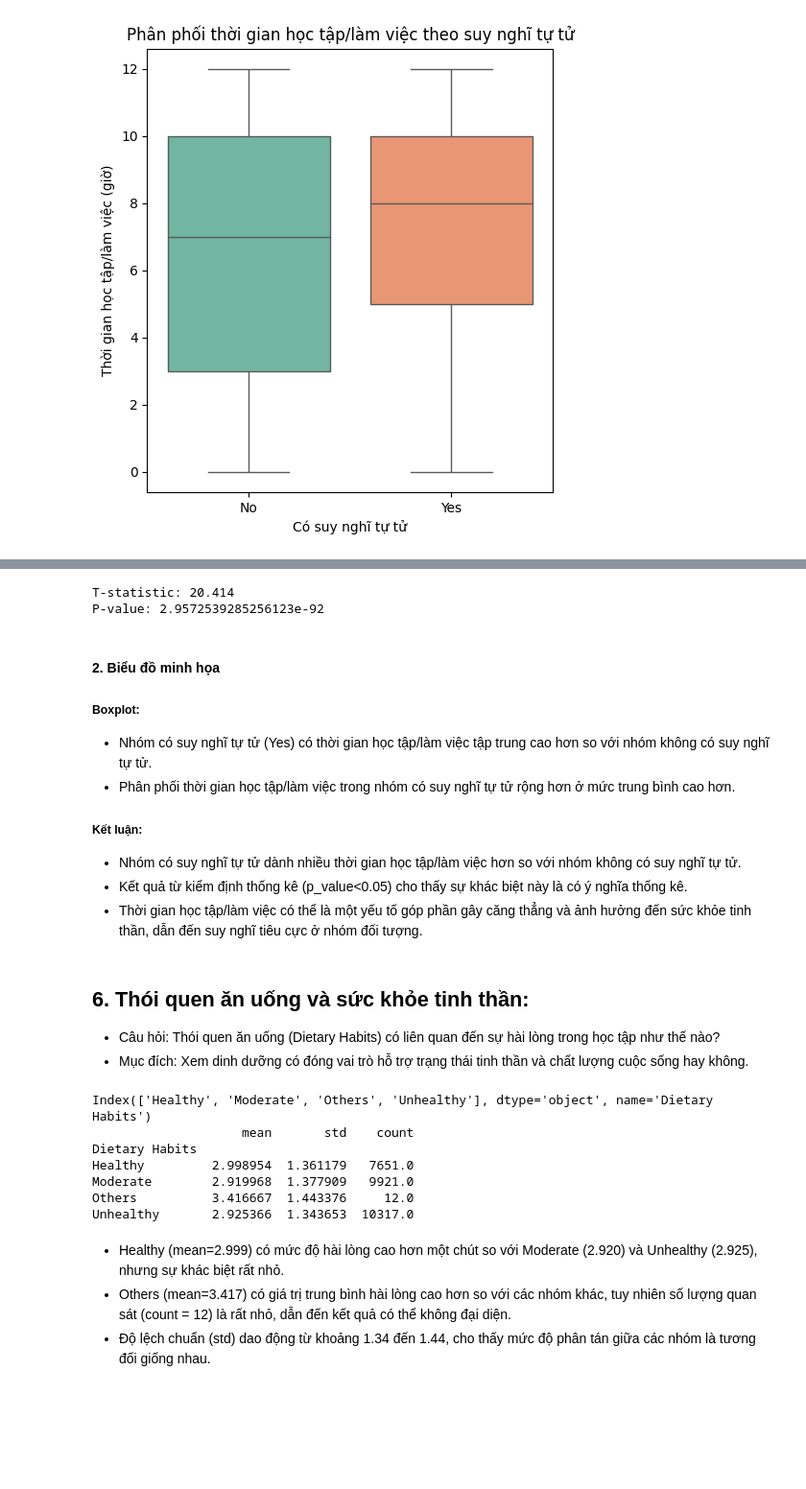
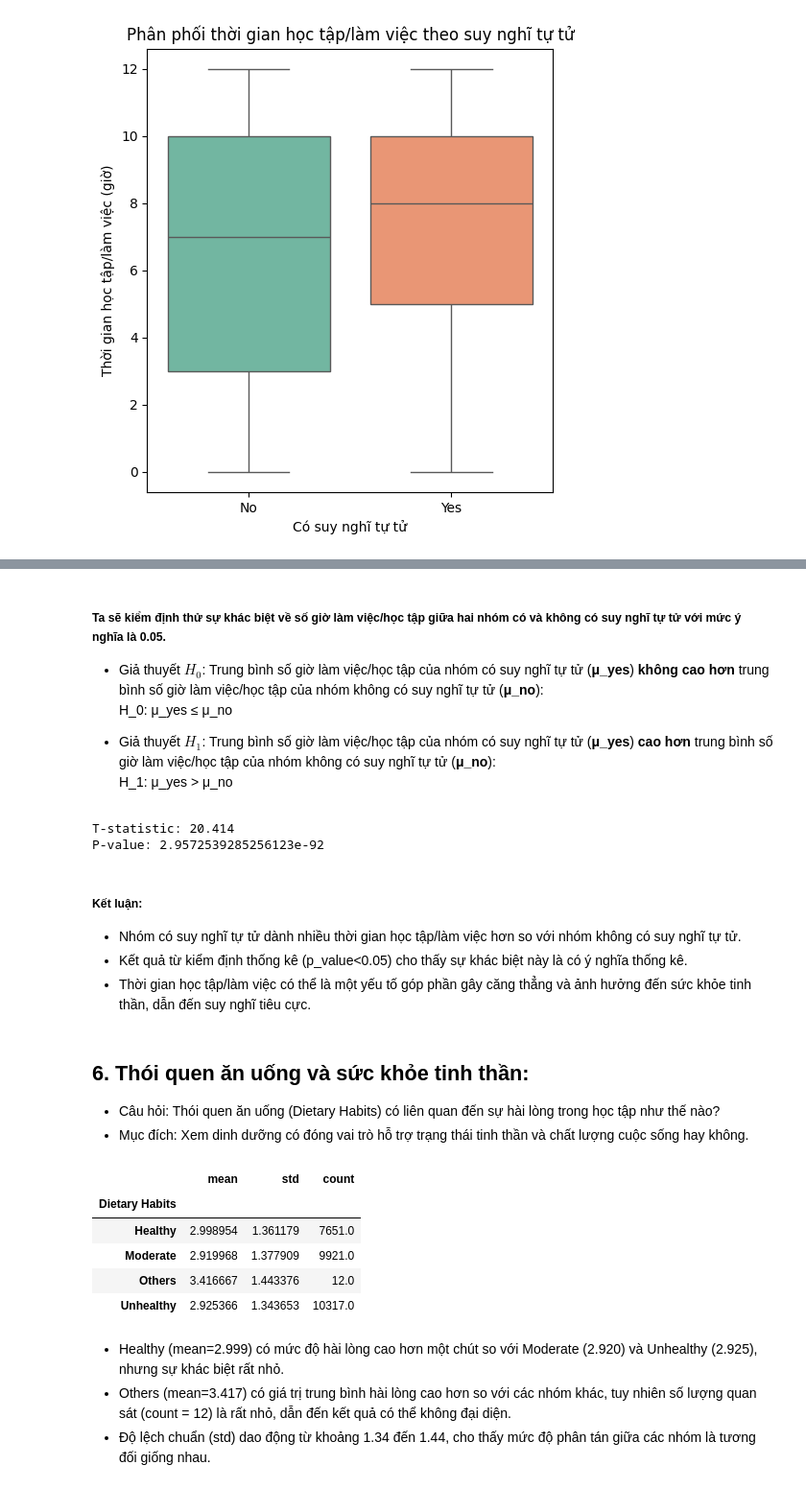
Before and after one commit to lhldanh/HCMUS_-CSC17104_Final_Project, a Jupyter notebook: main.ipynb, the cells around one changed output, grey strips where cells are left out. Shown at 96% size. Cells and saved outputs as stored; diff of their text form; code cells hidden in the pictures; blank space fills up the shorter version.

```diff
--- a/main.ipynb
+++ b/main.ipynb
@@ -622,3 +599,11 @@ plt.show()
+# %% [markdown]
+##### Ta sẽ kiểm định thử sự khác biệt về số giờ làm việc/học tập giữa hai nhóm có và không có suy nghĩ tự tử với mức ý nghĩa là 0.05.
+
+- Giả thuyết $H_0$: Trung bình số giờ làm việc/học tập của nhóm có suy nghĩ tự tử (**μ_yes**) **không cao hơn** trung bình số giờ làm việc/học tập của nhóm không có suy nghĩ tự tử (**μ_no**):
+  H_0: μ_yes ≤ μ_no
+
+- Giả thuyết $H_1$: Trung bình số giờ làm việc/học tập của nhóm có suy nghĩ tự tử (**μ_yes**) **cao hơn** trung bình số giờ làm việc/học tập của nhóm không có suy nghĩ tự tử (**μ_no**):
+  H_1: μ_yes > μ_no
 # %%
 group_yes = df[df['Suicidal_Thoughts'] == 1]['Work/Study Hours']
 group_no = df[df['Suicidal_Thoughts'] == 0]['Work/Study Hours']
@@ -631,18 +616,10 @@ P-value: 2.9572539285256123e-92
 # %%
 df.drop(columns=['Suicidal_Thoughts'], inplace=True)
 # %% [markdown]
-#### 2. Biểu đồ minh họa
-
-##### Boxplot:
-
-- Nhóm có suy nghĩ tự tử (Yes) có thời gian học tập/làm việc tập trung cao hơn so với nhóm không có suy nghĩ tự tử.
-- Phân phối thời gian học tập/làm việc trong nhóm có suy nghĩ tự tử rộng hơn ở mức trung bình cao hơn.
-
 ##### Kết luận:
-
 - Nhóm có suy nghĩ tự tử dành nhiều thời gian học tập/làm việc hơn so với nhóm không có suy nghĩ tự tử.
 - Kết quả từ kiểm định thống kê (p_value<0.05) cho thấy sự khác biệt này là có ý nghĩa thống kê.
-- Thời gian học tập/làm việc có thể là một yếu tố góp phần gây căng thẳng và ảnh hưởng đến sức khỏe tinh thần, dẫn đến suy nghĩ tiêu cực ở nhóm đối tượng.
+- Thời gian học tập/làm việc có thể là một yếu tố góp phần gây căng thẳng và ảnh hưởng đến sức khỏe tinh thần, dẫn đến suy nghĩ tiêu cực.
 # %% [markdown]
 ## 6. Thói quen ăn uống và sức khỏe tinh thần:
 - Câu hỏi: Thói quen ăn uống (Dietary Habits) có liên quan đến sự hài lòng trong học tập như thế nào?
@@ -650,20 +627,18 @@ df.drop(columns=['Suicidal_Thoughts'], inplace=True)
 # %%
 data6 = df.groupby(['Dietary Habits'])['Study Satisfaction'].apply(list)
 stats_res = data6.apply(lambda x: pd.Series({
     'mean': pd.Series(x).mean(),
     'std': pd.Series(x).std(),
     'count': len(x)
 }))
-print(stats_res.index)
-print(stats_res)
+(stats_res)
 # %% [output]
-Index(['Healthy', 'Moderate', 'Others', 'Unhealthy'], dtype='object', name='Dietary Habits')
-                    mean       std    count
-Dietary Habits
-Healthy         2.998954  1.361179   7651.0
-Moderate        2.919968  1.377909   9921.0
-Others          3.416667  1.443376     12.0
-Unhealthy       2.925366  1.343653  10317.0
+|  | mean | std | count |
+| Dietary Habits |  |  |  |
+| Healthy | 2.998954 | 1.361179 | 7651.0 |
+| Moderate | 2.919968 | 1.377909 | 9921.0 |
+| Others | 3.416667 | 1.443376 | 12.0 |
+| Unhealthy | 2.925366 | 1.343653 | 10317.0 |
 # %% [markdown]
 - Healthy (mean=2.999) có mức độ hài lòng cao hơn một chút so với Moderate (2.920) và Unhealthy (2.925), nhưng sự khác biệt rất nhỏ.
 - Others (mean=3.417) có giá trị trung bình hài lòng cao hơn so với các nhóm khác, tuy nhiên số lượng quan sát (count = 12) là rất nhỏ, dẫn đến kết quả có thể không đại diện.
```
Also changed, not shown: parts of 29 cells of this notebook.
